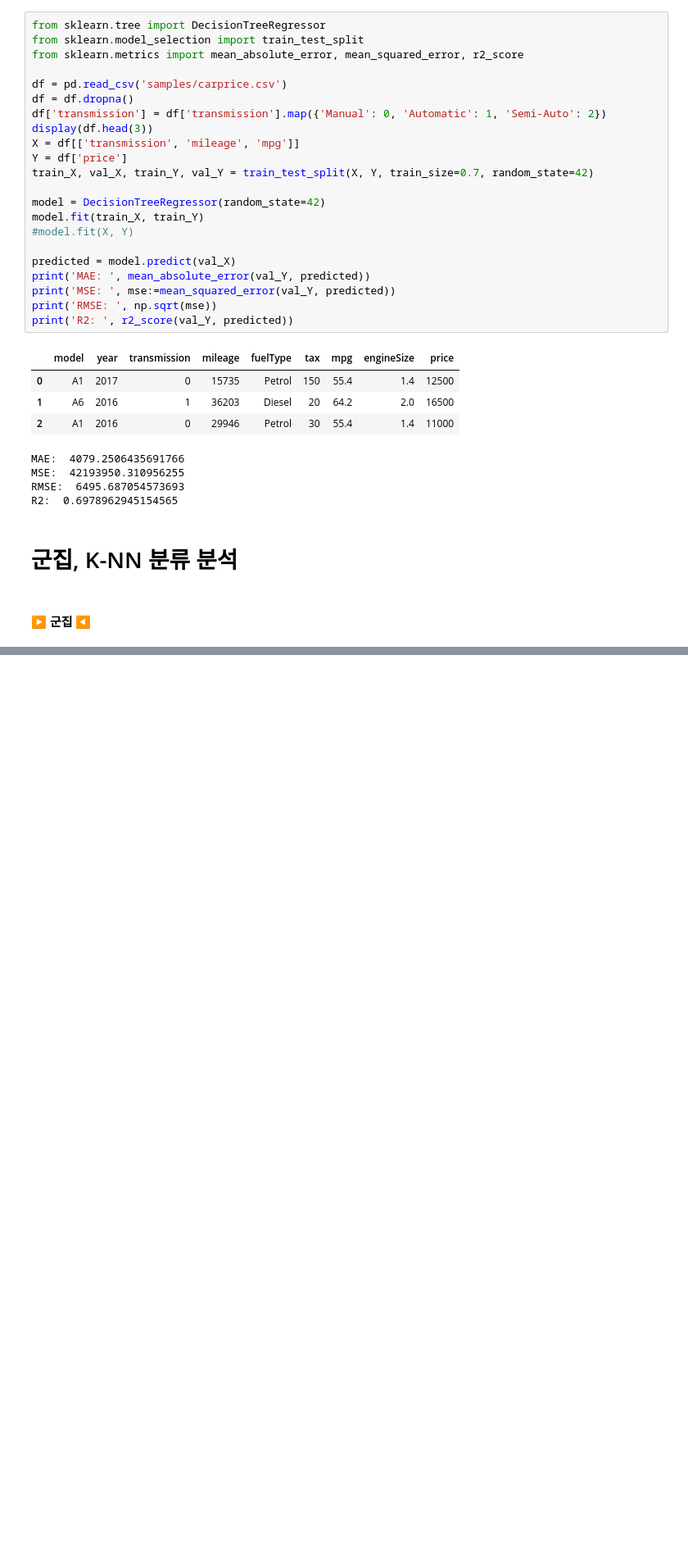
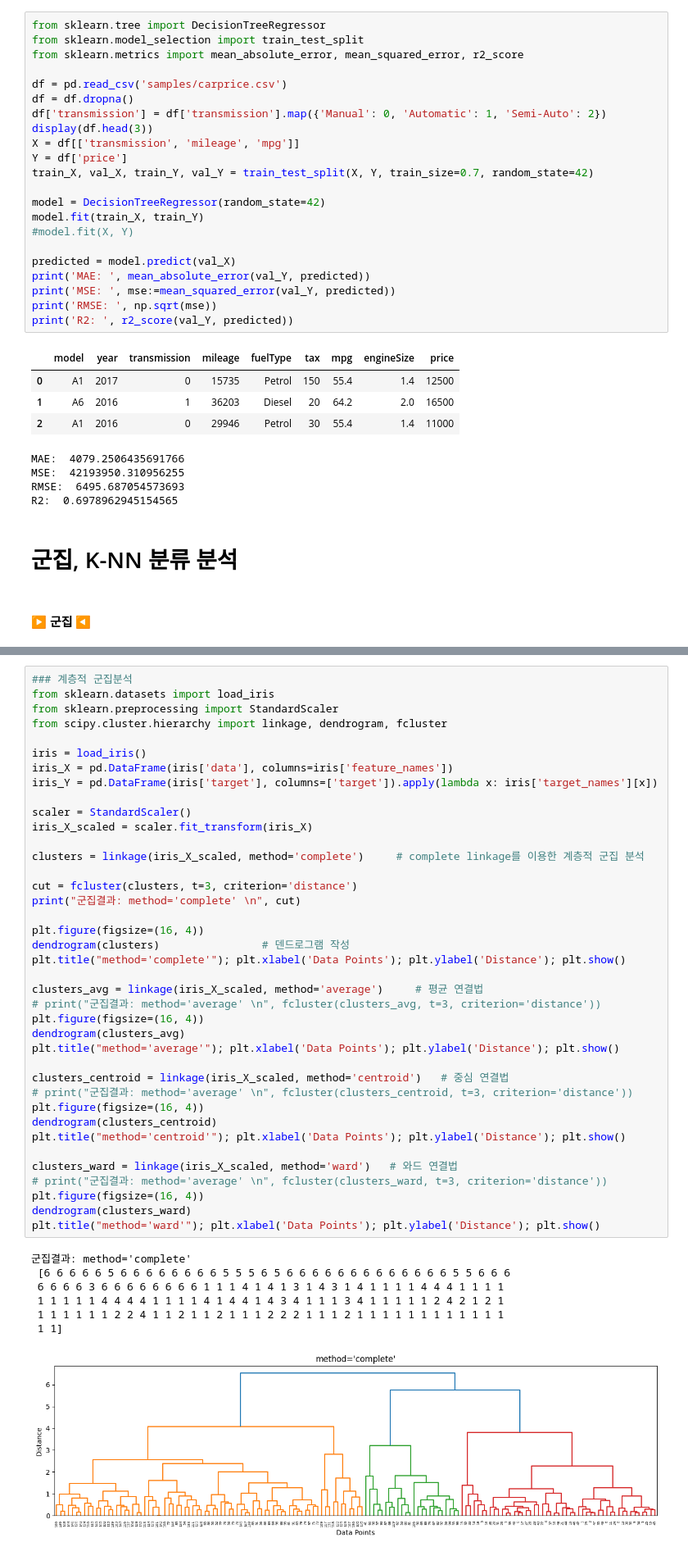
Before and after one commit to chickengak/TIL, a Jupyter notebook: dev-journey/big-data/myPractice-bbg.ipynb, the cells around one changed output, grey strips where cells are left out. Shown at 82% size. Saved outputs shown, nothing was run; the diff lists cells and outputs as text; blank space fills up the shorter version.

```diff
--- a/dev-journey/big-data/myPractice-bbg.ipynb
+++ b/dev-journey/big-data/myPractice-bbg.ipynb
@@ -1305,0 +1308,47 @@ R2:  0.6978962945154565
+# %%
+### 계층적 군집분석
+from sklearn.datasets import load_iris
+from sklearn.preprocessing import StandardScaler
+from scipy.cluster.hierarchy import linkage, dendrogram, fcluster
+
+iris = load_iris()
+iris_X = pd.DataFrame(iris['data'], columns=iris['feature_names'])
+iris_Y = pd.DataFrame(iris['target'], columns=['target']).apply(lambda x: iris['target_names'][x])
+
+scaler = StandardScaler()
+iris_X_scaled = scaler.fit_transform(iris_X)
+
+clusters = linkage(iris_X_scaled, method='complete')     # complete linkage를 이용한 계층적 군집 분석
+
+cut = fcluster(clusters, t=3, criterion='distance')
+print("군집결과: method='complete' \n", cut)
+
+plt.figure(figsize=(16, 4))
+dendrogram(clusters)                # 덴드로그램 작성
+plt.title("method='complete'"); plt.xlabel('Data Points'); plt.ylabel('Distance'); plt.show()
+
+clusters_avg = linkage(iris_X_scaled, method='average')     # 평균 연결법
+# print("군집결과: method='average' \n", fcluster(clusters_avg, t=3, criterion='distance'))
+plt.figure(figsize=(16, 4))
+dendrogram(clusters_avg)
+plt.title("method='average'"); plt.xlabel('Data Points'); plt.ylabel('Distance'); plt.show()
+
+clusters_centroid = linkage(iris_X_scaled, method='centroid')   # 중심 연결법
+# print("군집결과: method='average' \n", fcluster(clusters_centroid, t=3, criterion='distance'))
+plt.figure(figsize=(16, 4))
+dendrogram(clusters_centroid)
+plt.title("method='centroid'"); plt.xlabel('Data Points'); plt.ylabel('Distance'); plt.show()
+
+clusters_ward = linkage(iris_X_scaled, method='ward')   # 와드 연결법
+# print("군집결과: method='average' \n", fcluster(clusters_ward, t=3, criterion='distance'))
+plt.figure(figsize=(16, 4))
+dendrogram(clusters_ward)
+plt.title("method='ward'"); plt.xlabel('Data Points'); plt.ylabel('Distance'); plt.show()
+# %% [output]
+군집결과: method='complete'
+ [6 6 6 6 6 5 6 6 6 6 6 6 6 6 5 5 5 6 5 6 6 6 6 6 6 6 6 6 6 6 6 6 5 5 6 6 6
+ 6 6 6 6 3 6 6 6 6 6 6 6 6 1 1 1 4 1 4 1 3 1 4 3 1 4 1 1 1 1 4 4 4 1 1 1 1
+ 1 1 1 1 1 4 4 4 4 1 1 1 1 4 1 4 4 1 4 3 4 1 1 1 3 4 1 1 1 1 1 2 4 2 1 2 1
+ 1 1 1 1 1 1 2 2 4 1 1 2 1 1 2 1 1 1 2 2 2 1 1 1 2 1 1 1 1 1 1 1 1 1 1 1 1
+ 1 1]
+[figure, added]
```
Also changed, not shown: parts of 17 cells of this notebook.
